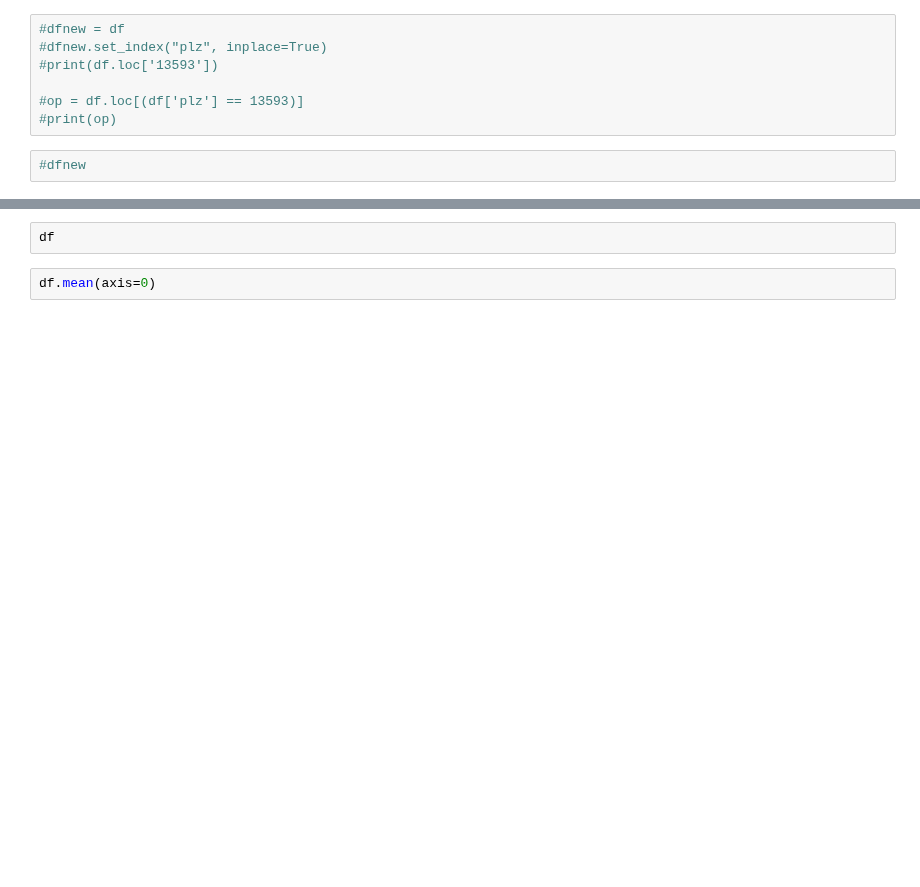
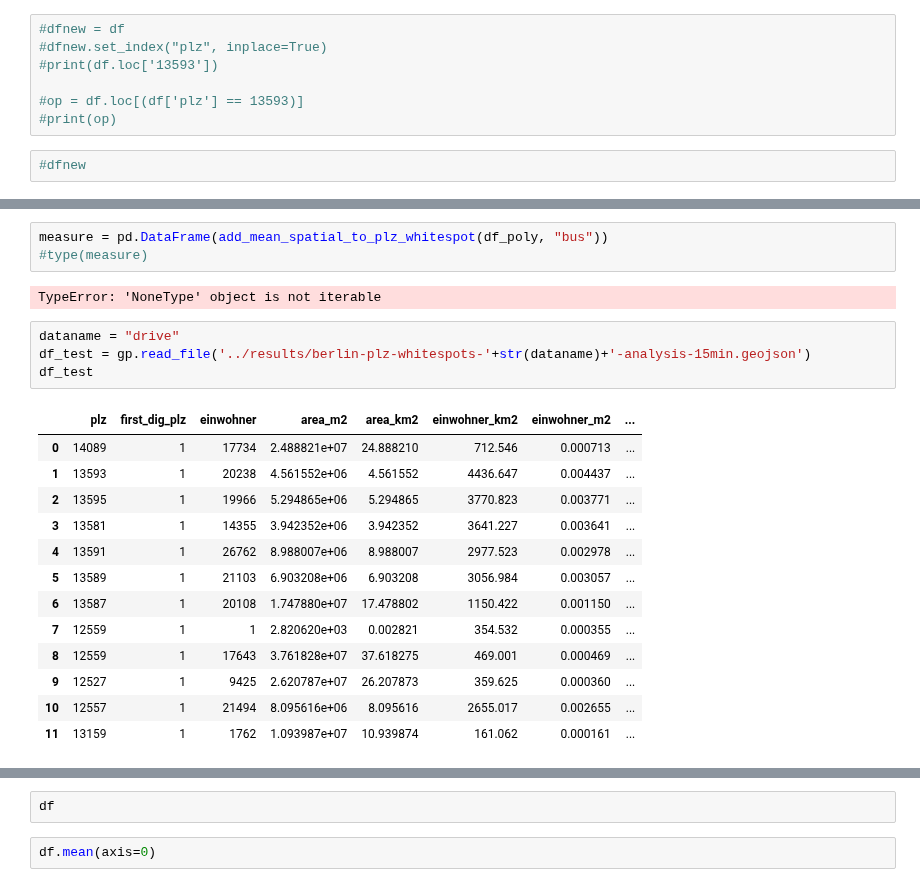
Before and after one commit to fom-big-data/fom-big-data-consulting-berlin-mobility-model, a Jupyter notebook: EXPLORATION/GEO-AnalyseWhiteSpots.ipynb, the cells around one changed output, grey strips where cells are left out. Cells and saved outputs as stored; diff of their text form; blank space fills up the shorter version.

Commit message:
descriptive analysis for whitespot postal areas and whitespotpoints there in the areas

```diff
--- a/EXPLORATION/GEO-AnalyseWhiteSpots.ipynb
+++ b/EXPLORATION/GEO-AnalyseWhiteSpots.ipynb
@@ -134,0 +176,23 @@ TypeError: Cannot perform 'rand_' with a dtyped [object] array and scalar of typ
+# %%
+measure = pd.DataFrame(add_mean_spatial_to_plz_whitespot(df_poly, "bus"))
+#type(measure)
+# %% [output]
+TypeError: 'NoneType' object is not iterable
+# %%
+dataname = "drive"
+df_test = gp.read_file('../results/berlin-plz-whitespots-'+str(dataname)+'-analysis-15min.geojson')
+df_test
+# %% [output]
+|  | plz | first_dig_plz | einwohner | area_m2 | area_km2 | einwohner_km2 | einwohner_m2 | ... |
+| 0 | 14089 | 1 | 17734 | 2.488821e+07 | 24.888210 | 712.546 | 0.000713 | ... |
+| 1 | 13593 | 1 | 20238 | 4.561552e+06 | 4.561552 | 4436.647 | 0.004437 | ... |
+| 2 | 13595 | 1 | 19966 | 5.294865e+06 | 5.294865 | 3770.823 | 0.003771 | ... |
+| 3 | 13581 | 1 | 14355 | 3.942352e+06 | 3.942352 | 3641.227 | 0.003641 | ... |
+| 4 | 13591 | 1 | 26762 | 8.988007e+06 | 8.988007 | 2977.523 | 0.002978 | ... |
+| 5 | 13589 | 1 | 21103 | 6.903208e+06 | 6.903208 | 3056.984 | 0.003057 | ... |
+| 6 | 13587 | 1 | 20108 | 1.747880e+07 | 17.478802 | 1150.422 | 0.001150 | ... |
+| 7 | 12559 | 1 | 1 | 2.820620e+03 | 0.002821 | 354.532 | 0.000355 | ... |
+| 8 | 12559 | 1 | 17643 | 3.761828e+07 | 37.618275 | 469.001 | 0.000469 | ... |
+| 9 | 12527 | 1 | 9425 | 2.620787e+07 | 26.207873 | 359.625 | 0.000360 | ... |
+| 10 | 12557 | 1 | 21494 | 8.095616e+06 | 8.095616 | 2655.017 | 0.002655 | ... |
+| 11 | 13159 | 1 | 1762 | 1.093987e+07 | 10.939874 | 161.062 | 0.000161 | ... |
```
Also changed, not shown: parts of 25 cells of this notebook, 1 other file.
